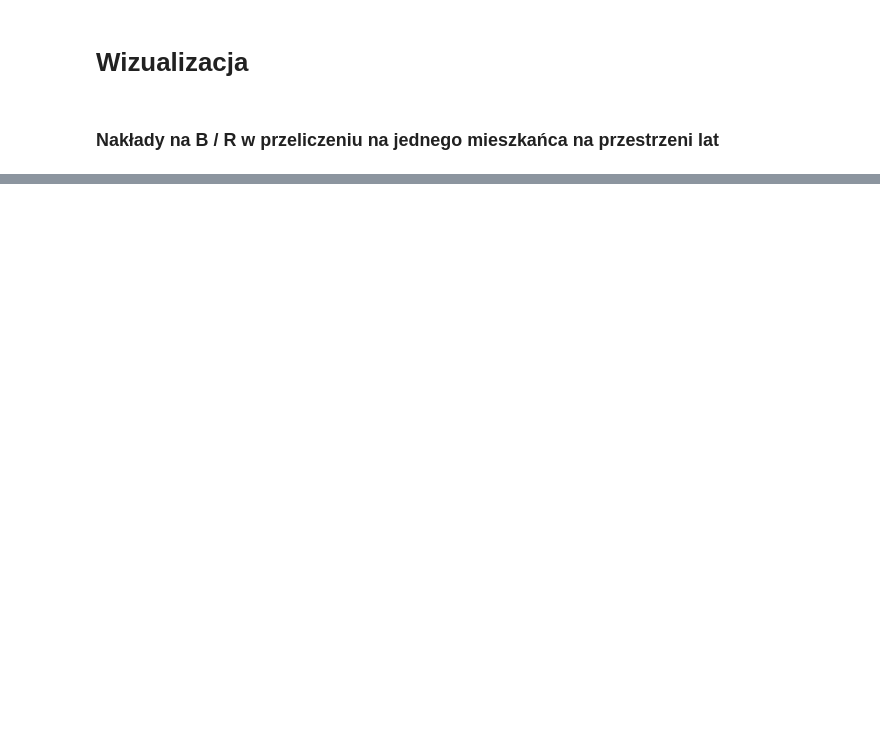
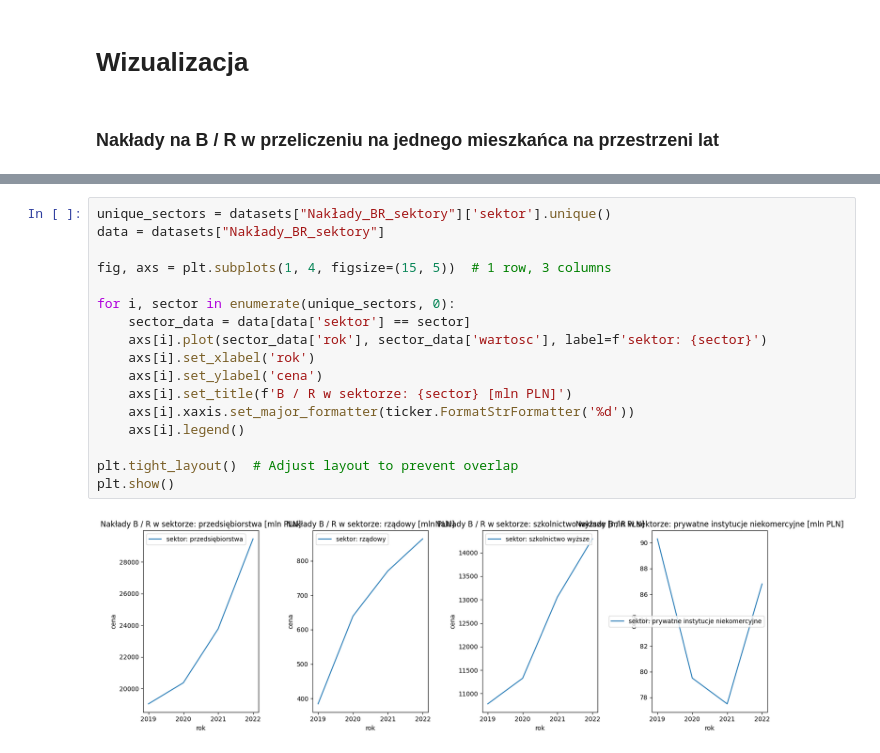
Before and after one commit to Newtoneiro/SAD-Statistics-in-data-analysis, a Jupyter notebook: projekt_1/naklady_na_badania_i_rozwoj.ipynb, the cells around one changed output, grey strips where cells are left out. Cells and saved outputs as stored; diff of their text form; blank space fills up the shorter version.

```diff
--- a/projekt_1/naklady_na_badania_i_rozwoj.ipynb
+++ b/projekt_1/naklady_na_badania_i_rozwoj.ipynb
@@ -89,0 +121,19 @@ plt.show()
+# %%
+unique_sectors = datasets["Nakłady_BR_sektory"]['sektor'].unique()
+data = datasets["Nakłady_BR_sektory"]
+
+fig, axs = plt.subplots(1, 4, figsize=(15, 5))  # 1 row, 3 columns
+
+for i, sector in enumerate(unique_sectors, 0):
+    sector_data = data[data['sektor'] == sector]
+    axs[i].plot(sector_data['rok'], sector_data['wartosc'], label=f'sektor: {sector}')
+    axs[i].set_xlabel('rok')
+    axs[i].set_ylabel('cena')
+    axs[i].set_title(f'B / R w sektorze: {sector} [mln PLN]')
+    axs[i].xaxis.set_major_formatter(ticker.FormatStrFormatter('%d'))
+    axs[i].legend()
+
+plt.tight_layout()  # Adjust layout to prevent overlap
+plt.show()
+# %% [output]
+[figure, added]
```
Also changed, not shown: parts of 6 cells of this notebook, 1 other file.
